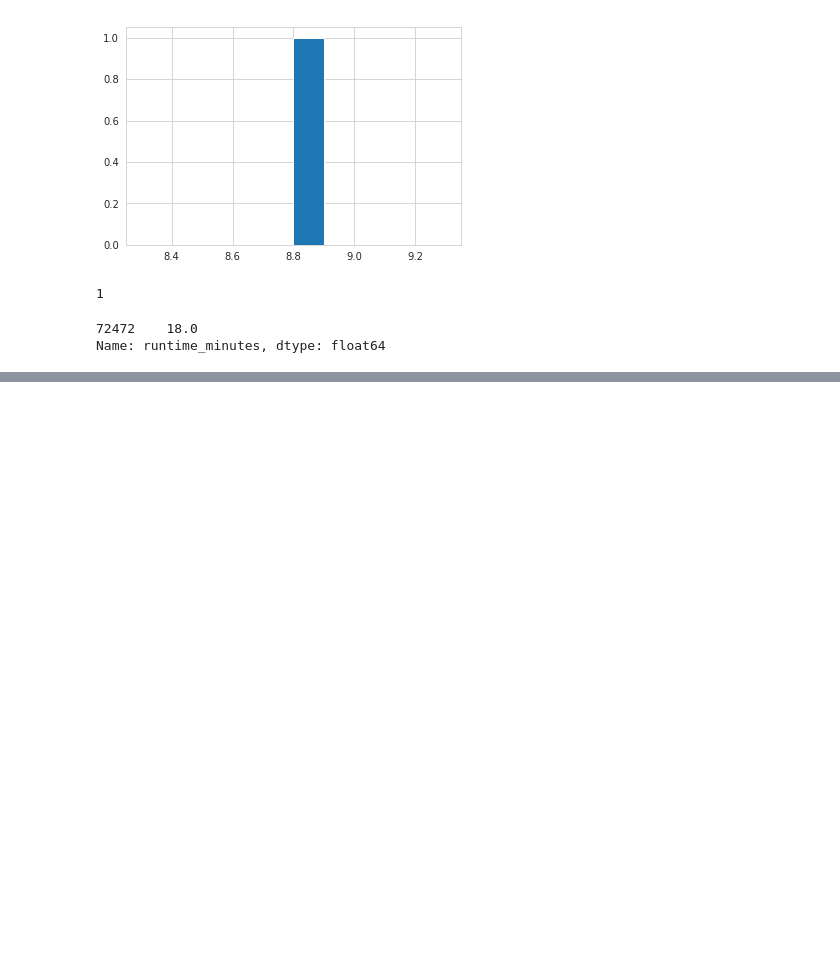
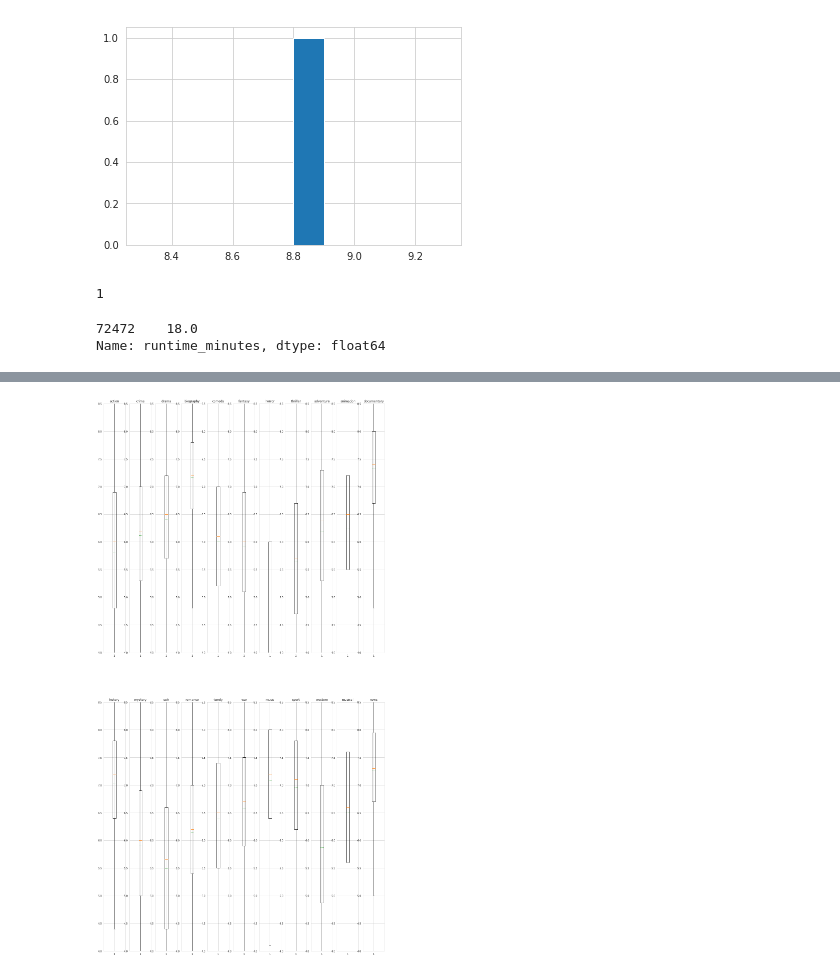
Before and after one commit to nt-ds/movie-industry-consulting-firm, a Jupyter notebook: imdb_files.ipynb, the cells around one changed output, grey strips where cells are left out. Cells and saved outputs as stored; diff of their text form; code cells hidden in the pictures; blank space fills up the shorter version.

Commit message:
Ngoc added finding rating/genre

```diff
--- a/imdb_files.ipynb
+++ b/imdb_files.ipynb
@@ -585,0 +725,23 @@ Name: runtime_minutes, dtype: float64
+# %%
+list_movies = [action_movies, crime_movies, drama_movies, biography_movies, comedy_movies, fantasy_movies,
+               horror_movies, thriller_movies, adventure_movies, animation_movies, documentary_movies,
+               history_movies, mystery_movies, scifi_movies, romance_movies, family_movies, war_movies,
+               music_movies, sport_movies, western_movies, musical_movies, news_movies]
+
+list_genres_names_new = ["action", "crime", "drama", "biography", "comedy", "fantasy", "horror", "thriller",
+                         "adventure", "animation", "documentary", "history", "mystery", "scifi", "romance",
+                         "family", "war", "music", "sport", "western", "musical", "news"]
+# %%
+plt.figure(figsize=(20,40))
+
+# note: we're not dealing with adult movies, talk shows, reality TVs, game shows, and short movies
+# due to not having enough data in those categories
+
+for index, movie in enumerate(list_movies):
+    ax = plt.subplot(2, 11, index+1)
+    plt.boxplot(list_movies[index].averagerating, showfliers=False, showmeans=True, meanline=True)
+#     list_movies[index].averagerating.plot.box()
+    ax.set_title(list_genres_names_new[index])
+    ax.set_ylim(4, 8.5)
+# %% [output]
+[figure, added]
```
Also changed, not shown: parts of 36 cells of this notebook.
